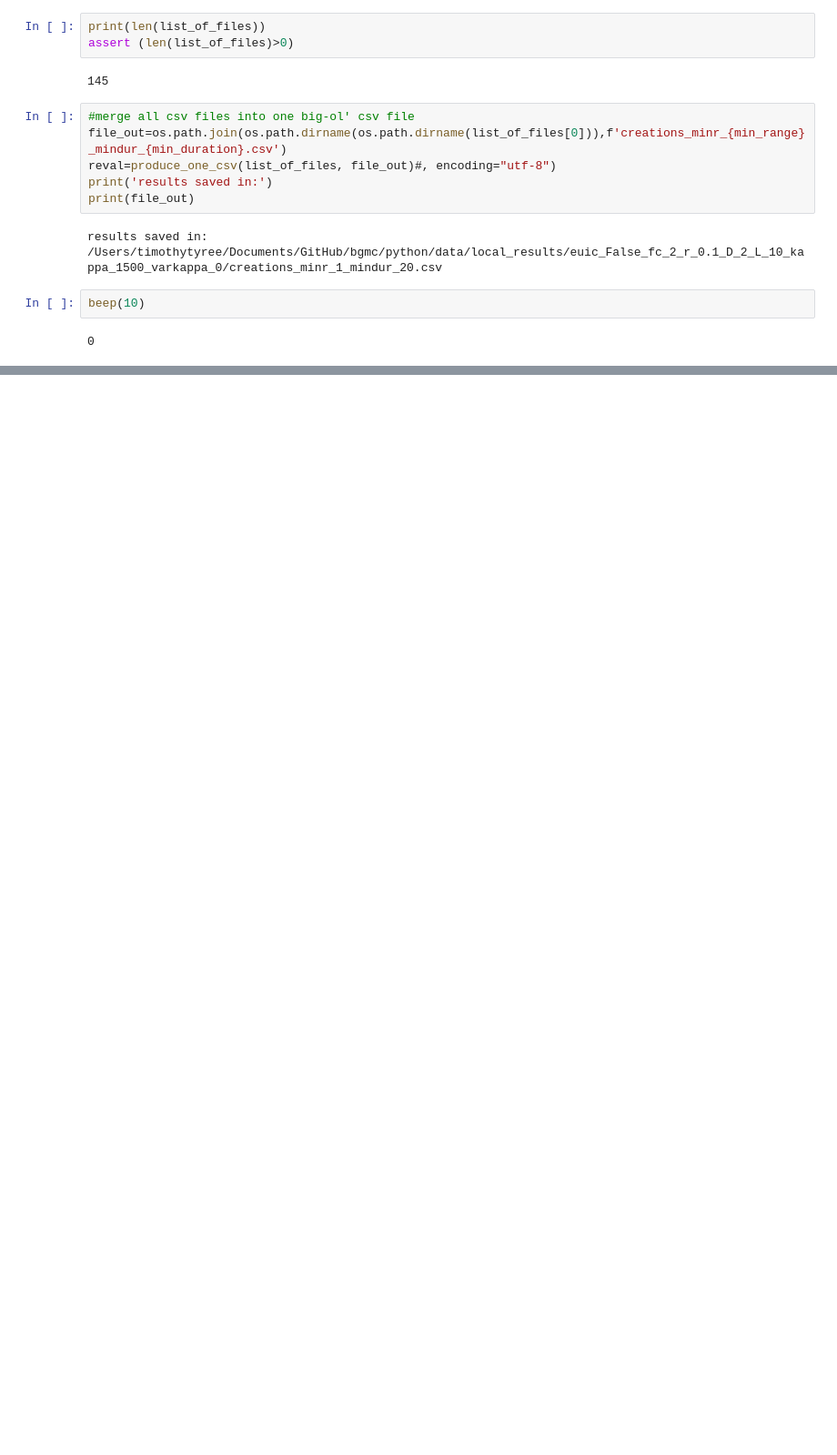
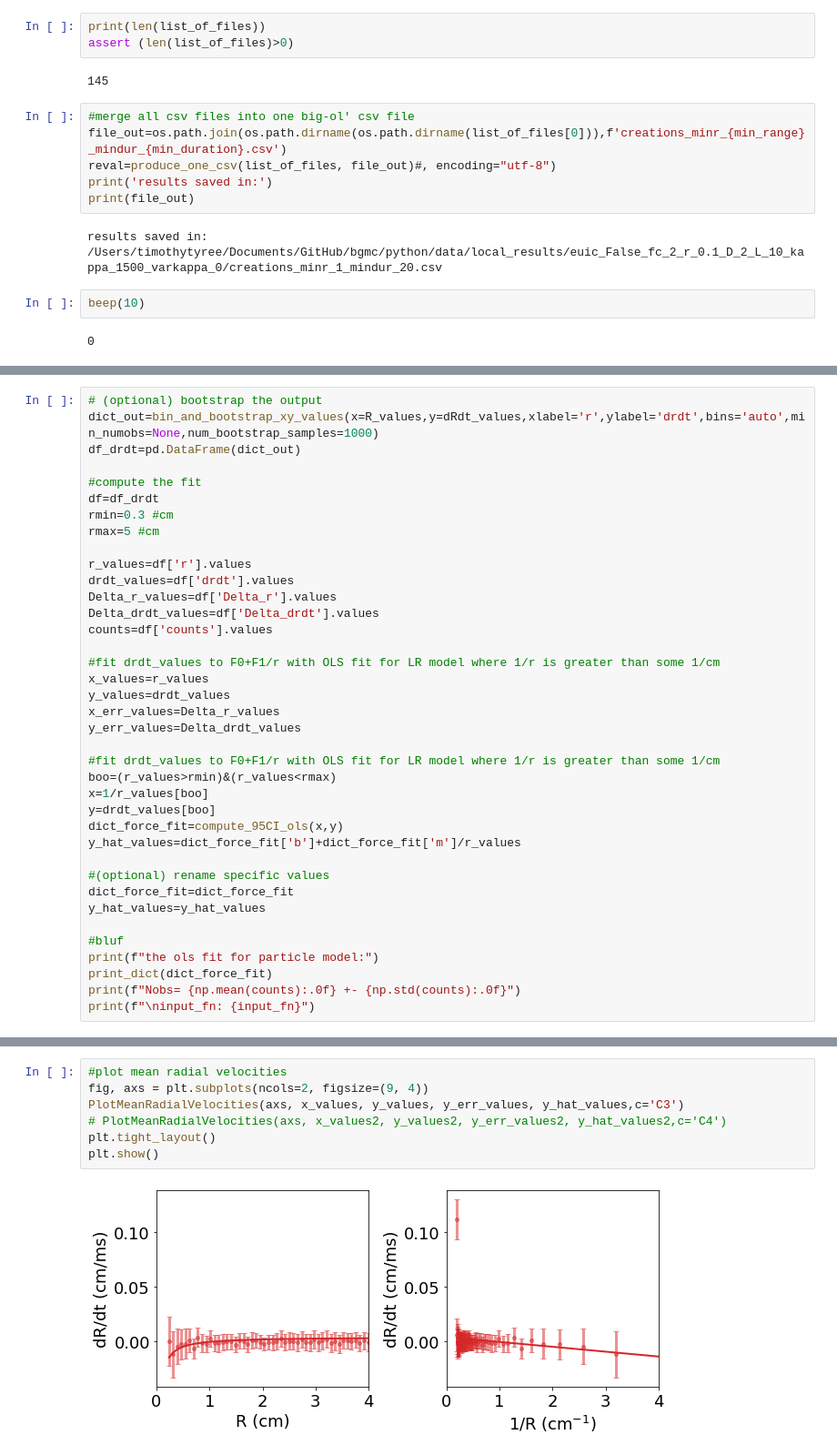
Before and after one commit to timtyree/care, a Jupyter notebook: notebooks/Processing a Folder of Tip Logs.ipynb, the cells around one changed output, grey strips where cells are left out. Shown: that part at 91% size. Saved outputs shown, nothing was run; the diff lists cells and outputs as text; blank space fills up the shorter version.

```diff
--- a/notebooks/Processing a Folder of Tip Logs.ipynb
+++ b/notebooks/Processing a Folder of Tip Logs.ipynb
@@ -331,0 +625,38 @@ beep(10)
+# %%
+# (optional) bootstrap the output
+dict_out=bin_and_bootstrap_xy_values(x=R_values,y=dRdt_values,xlabel='r',ylabel='drdt',bins='auto',min_numobs=None,num_bootstrap_samples=1000)
+df_drdt=pd.DataFrame(dict_out)
+
+#compute the fit
+df=df_drdt
+rmin=0.3 #cm
+rmax=5 #cm
+
+r_values=df['r'].values
+drdt_values=df['drdt'].values
+Delta_r_values=df['Delta_r'].values
+Delta_drdt_values=df['Delta_drdt'].values
+counts=df['counts'].values
+
+#fit drdt_values to F0+F1/r with OLS fit for LR model where 1/r is greater than some 1/cm
+x_values=r_values
+y_values=drdt_values
+x_err_values=Delta_r_values
+y_err_values=Delta_drdt_values
+
+#fit drdt_values to F0+F1/r with OLS fit for LR model where 1/r is greater than some 1/cm
+boo=(r_values>rmin)&(r_values<rmax)
+x=1/r_values[boo]
+y=drdt_values[boo]
+dict_force_fit=compute_95CI_ols(x,y)
+y_hat_values=dict_force_fit['b']+dict_force_fit['m']/r_values
+
+#(optional) rename specific values
+dict_force_fit=dict_force_fit
+y_hat_values=y_hat_values
+
+#bluf
+print(f"the ols fit for particle model:")
+print_dict(dict_force_fit)
+print(f"Nobs= {np.mean(counts):.0f} +- {np.std(counts):.0f}")
+print(f"\ninput_fn: {input_fn}")
@@ -331,0 +703,9 @@ beep(10)
+# %%
+#plot mean radial velocities
+fig, axs = plt.subplots(ncols=2, figsize=(9, 4))
+PlotMeanRadialVelocities(axs, x_values, y_values, y_err_values, y_hat_values,c='C3')
+# PlotMeanRadialVelocities(axs, x_values2, y_values2, y_err_values2, y_hat_values2,c='C4')
+plt.tight_layout()
+plt.show()
+# %% [output]
+[figure, added]
```
Also changed, not shown: parts of 16 cells of this notebook, 4 other files.
